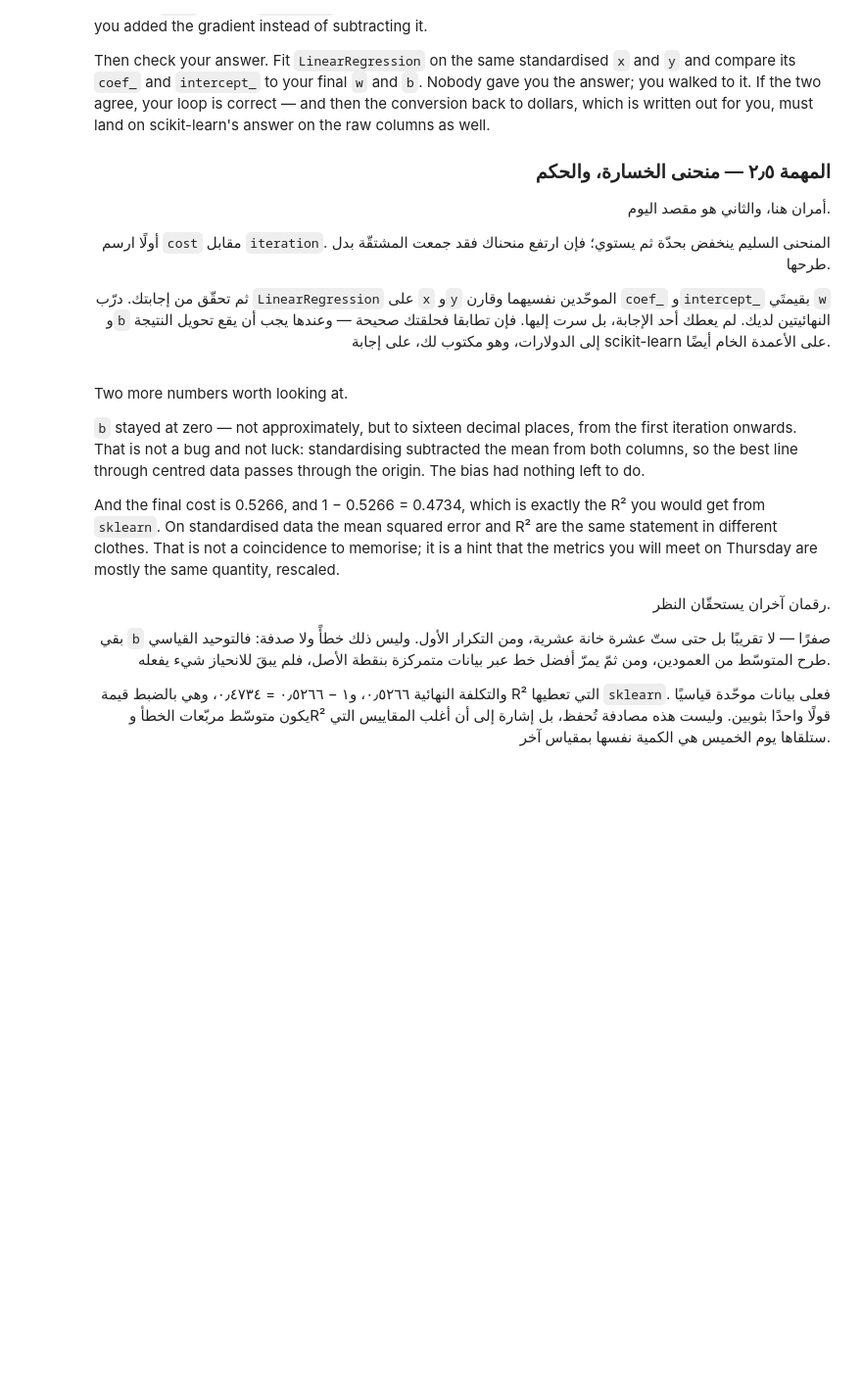
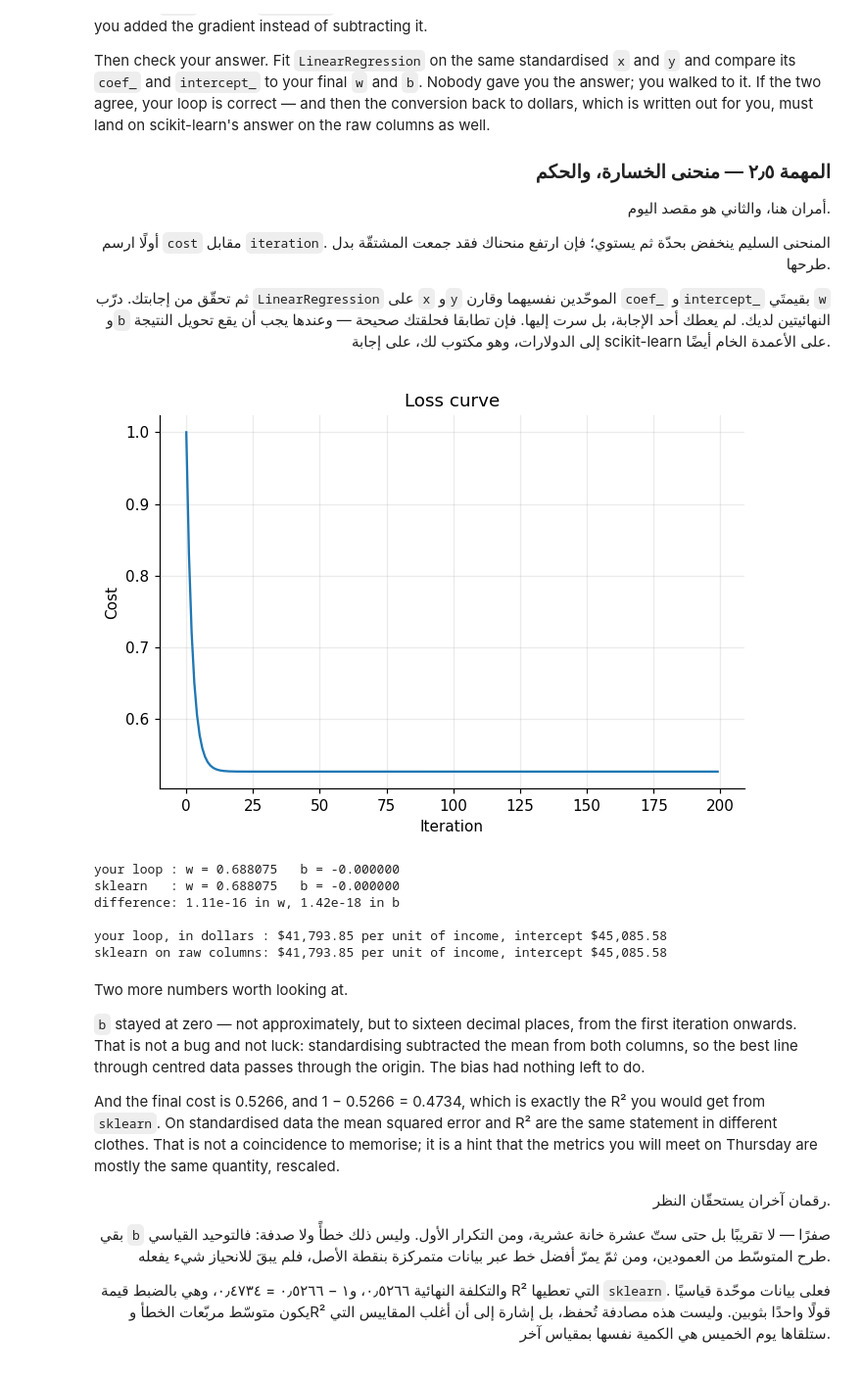
Before and after one commit to NawafK70/AIEP_Olo_student, a Jupyter notebook: week_1_foundations/labs/D2_gradient_descent/D2_gradient_descent_blank.ipynb, the cells around one changed output. Shown at 98% size. Drawn from its saved outputs; the diff is of its cells as text; code cells hidden in the pictures; blank space fills up the shorter version.

```diff
--- a/week_1_foundations/labs/D2_gradient_descent/D2_gradient_descent_blank.ipynb
+++ b/week_1_foundations/labs/D2_gradient_descent/D2_gradient_descent_blank.ipynb
@@ -405,9 +405,13 @@ You will meet this again in W2D4, where scikit-learn does it for you and you wil
 
 # TODO: Standardise x_raw and y_raw into x and y. Keep the means and standard deviations.
 # مهمة: وحّد x_raw وy_raw قياسيًا في x وy. واحتفظ بالمتوسّطات والانحرافات المعيارية.
-x = (x_raw-x_raw.mean())/x_raw.std()
-y = (y_raw-y_raw.mean())/y_raw.std()
+x_mean = x_raw.mean()
+x_std = x_raw.std()
+y_mean = y_raw.mean()
+y_std = y_raw.std()
 
+x = (x_raw - x_mean) / x_std
+y = (y_raw - y_mean) / y_std
 print(f"x: mean {x.mean():.1e}, std {x.std():.4f}")
 print(f"y: mean {y.mean():.1e}, std {y.std():.4f}")
 print(f"cost at w=0, b=0 is now {compute_cost(0.0, 0.0, x, y):.4f}")
@@ -453,6 +457,12 @@ of the mean squared error you saw on the board this morning.
 
 # TODO: Return (dw, db) — the slope of the cost in each parameter at the point (w, b).
 # مهمة: أرجِع (dw, db) — ميل التكلفة في كل معامل عند النقطة (w, b).
+def compute_gradients(w, b, x, y):
+  prediction = predict(w, b, x)
+  error = prediction - y
+  dw = 2 * np.mean(error * x)
+  db = 2 * np.mean(error)
+  return (dw, db)
 
 for point in [(0.0, 0.0), (0.7, 0.1)]:
     dw_at, db_at = compute_gradients(point[0], point[1], x, y)
@@ -553,6 +572,16 @@ LEARNING_RATE = 0.1
 N_ITERATIONS = 200
 # TODO: Run 200 steps of gradient descent from (0, 0) and build `history` with one row per step.
 # مهمة: نفّذ ٢٠٠ خطوة من النزول التدريجي بدءًا من (0, 0) وابنِ `history` بصف لكل خطوة.
+w, b = 0.0, 0.0
+lst = []
+for i in range(N_ITERATIONS):
+    cost_at_step = compute_cost(w, b, x, y)
+    lst.append({'iteration': i, 'w': w, 'b': b, 'cost': cost_at_step})
+    dw, db = compute_gradients(w, b, x, y)
+    w -= LEARNING_RATE * dw
+    b -= LEARNING_RATE * db
+history = pd.DataFrame(lst)
+
 print(history.head(3).to_string(index=False))
 print("...")
 print(history.tail(2).to_string(index=False))
@@ -590,35 +630,58 @@ you, must land on scikit-learn's answer on the raw columns as well.
 # ────────────────────────────────────────────────────────────────────
 # 1) Plot the cost column against the iteration column. Label both axes.
 # 2) Fit scikit-learn's linear regression on the standardised x and y. It expects x as a
 #    2-D array of one column, so reshape it.
 # 3) Print sklearn's slope and intercept next to your final w and b, and the gap between them.
 # Search: "sklearn LinearRegression coef_ intercept_ reshape single feature"
 # https://scikit-learn.org/stable/modules/generated/sklearn.linear_model.LinearRegression.html
 #
 # ١) ارسم عمود التكلفة مقابل عمود التكرار. وسمِّ المحورين.
 # ٢) درّب الانحدار الخطّي من scikit-learn على x وy الموحّدين. يتوقّع x مصفوفة ثنائية بعمود
 #    واحد، فأعد تشكيلها.
 # ٣) اطبع ميل scikit-learn وتقاطعه بجوار قيمتَي w وb النهائيتين لديك، والفرق بينهما.
 # ابحث عن: "sklearn LinearRegression coef_ intercept_ reshape single feature"
 # ────────────────────────────────────────────────────────────────────
 
 from sklearn.linear_model import LinearRegression
+
 w_final = float(history["w"].iloc[-1])
 b_final = float(history["b"].iloc[-1])
-# TODO: Plot the loss curve, then fit LinearRegression on (x, y) and compare it to (w_final, b_final).
-# مهمة: ارسم منحنى الخسارة، ثم درّب LinearRegression على (x, y) وقارنه بـ(w_final, b_final).
+
+plt.plot(history['iteration'], history['cost'])
+plt.title('Loss curve')
+plt.xlabel('Iteration')
+plt.ylabel('Cost')
+plt.show()
+
+model = LinearRegression()
+model.fit(x.reshape(-1, 1), y)
+sk_w = float(model.coef_[0])
+sk_b = float(model.intercept_)
+
 print(f"your loop : w = {w_final:.6f}   b = {b_final:.6f}")
 print(f"sklearn   : w = {sk_w:.6f}   b = {sk_b:.6f}")
 print(f"difference: {abs(w_final - sk_w):.2e} in w, "
       f"{abs(b_final - sk_b):.2e} in b")
+
 # Back to dollars. Undoing the standardisation is algebra, not insight, so it is written out:
+# The means and standard deviations (x_mean, x_std, y_mean, y_std) were saved during standardization in Task 2.1.
+
 w_dollars = w_final * y_std / x_std
 b_dollars = y_mean + y_std * b_final - w_dollars * x_mean
 sk_raw = LinearRegression().fit(x_raw.reshape(-1, 1), y_raw)
+
 print(f"\nyour loop, in dollars : ${w_dollars:,.2f} per unit of income, "
       f"intercept ${b_dollars:,.2f}")
 print(f"sklearn on raw columns: ${sk_raw.coef_[0]:,.2f} per unit of income, "
       f"intercept ${sk_raw.intercept_:,.2f}")
+# %% [output]
+[figure, added]
+your loop : w = 0.688075   b = -0.000000
+sklearn   : w = 0.688075   b = -0.000000
+difference: 1.11e-16 in w, 1.42e-18 in b
+
+your loop, in dollars : $41,793.85 per unit of income, intercept $45,085.58
+sklearn on raw columns: $41,793.85 per unit of income, intercept $45,085.58
 # %% [markdown]
 Two more numbers worth looking at.
 
```
Also changed, not shown: parts of 5 cells of this notebook.
